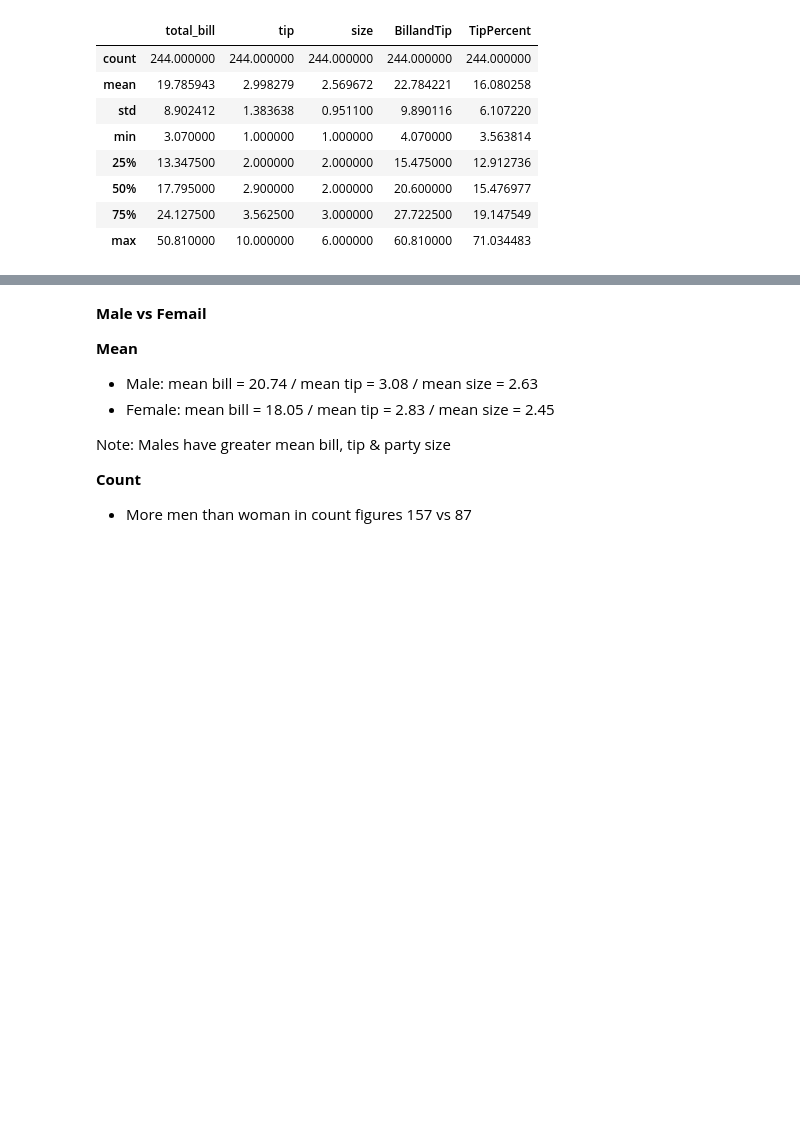
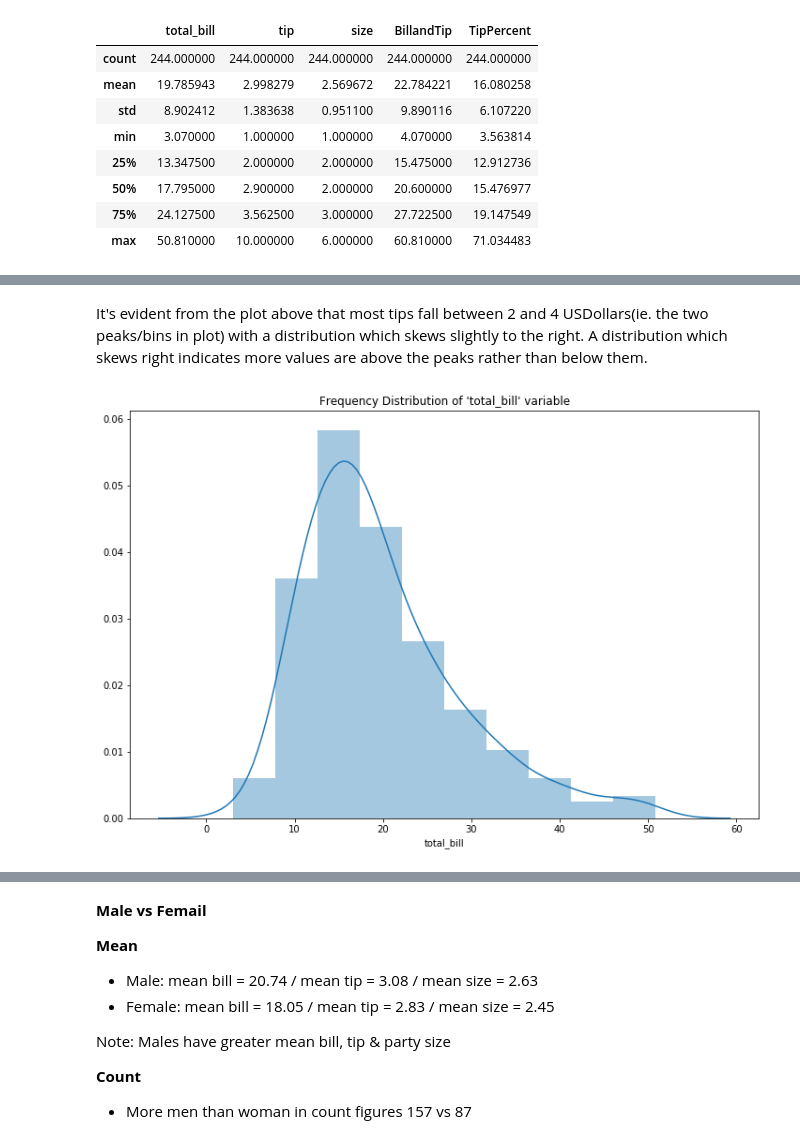
Before and after one commit to edelcorcoran/FDA-Project, a Jupyter notebook: Tips.ipynb, the cells around one changed output, grey strips where cells are left out. Saved outputs shown, nothing was run; the diff lists cells and outputs as text; code cells hidden in the pictures; blank space fills up the shorter version.

```diff
--- a/Tips.ipynb
+++ b/Tips.ipynb
@@ -318,0 +336,10 @@ df[['total_bill','tip']]
+# %% [markdown]
+It's evident from the plot above that most tips fall between 2 and 4 USDollars(ie. the two peaks/bins in plot) with a distribution which skews slightly to the right. A distribution which skews right indicates more values are above the peaks rather than below them.
+# %%
+#Alter size of plot/figure
+fig=plt.figure(figsize=(12, 8))
+#Histogram to illustrate frequency distribution of total_bill with gaussian kernel density estimate ("kde=True")
+sns.distplot(tips['total_bill'], kde=True, bins=10).set_title("Frequency Distribution of 'total_bill' variable");
+plt.show()
+# %% [output]
+[figure, added]
```
Also changed, not shown: parts of 33 cells of this notebook.
